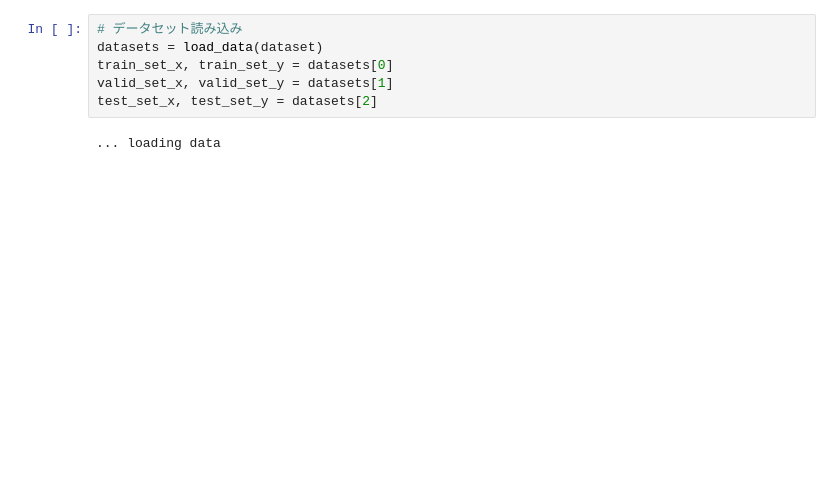
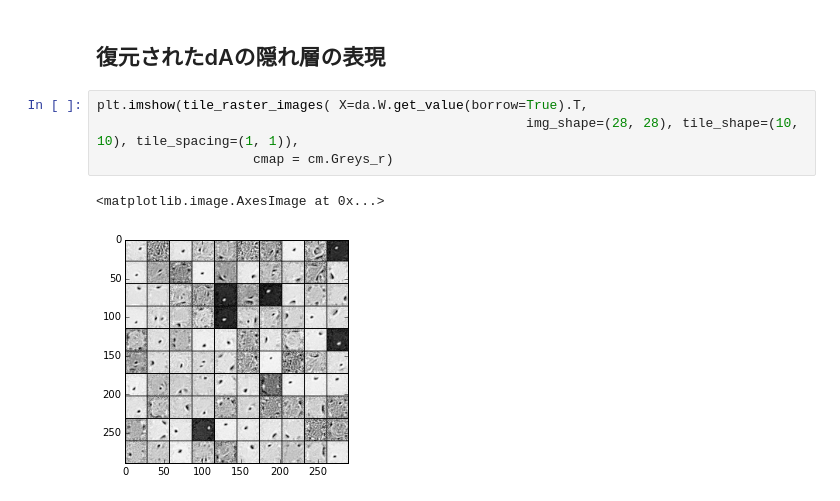
Before and after one commit to everpeace/DeepLearningTutorials, a Jupyter notebook: code/dA_eval.ipynb, the cells around one changed output. Cells and saved outputs as stored; diff of their text form; blank space fills up the shorter version.

```diff
--- a/code/dA_eval.ipynb
+++ b/code/dA_eval.ipynb
@@ -48,8 +55,9 @@ Using gpu device 0: GeForce GT 650M
-# %%
-# データセット読み込み
-datasets = load_data(dataset)
-train_set_x, train_set_y = datasets[0]
-valid_set_x, valid_set_y = datasets[1]
-test_set_x, test_set_y = datasets[2]
-# %% [output]
-... loading data
+# %% [markdown]
+## 復元されたdAの隠れ層の表現
+# %%
+plt.imshow(tile_raster_images( X=da.W.get_value(borrow=True).T,
+                                                       img_shape=(28, 28), tile_shape=(10, 10), tile_spacing=(1, 1)),
+                    cmap = cm.Greys_r)
+# %% [output]
+<matplotlib.image.AxesImage at 0x...>
+[figure, added]
```
Also changed, not shown: parts of 7 cells of this notebook, 2 other files.
